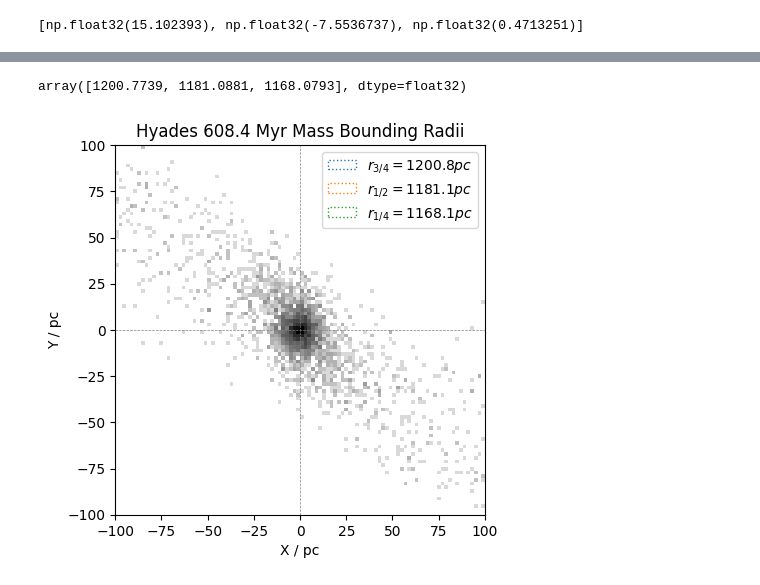
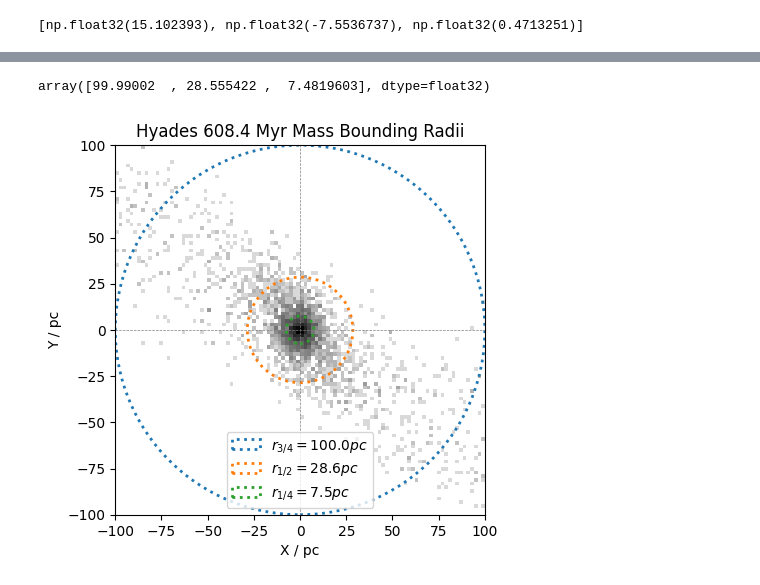
Before and after one commit to RSPicken2/stellar-streams, a Jupyter notebook: MassProfileAnalysis.ipynb, the cells around one changed output, grey strips where cells are left out. Saved outputs shown, nothing was run; the diff lists cells and outputs as text; code cells hidden in the pictures.

```diff
--- a/MassProfileAnalysis.ipynb
+++ b/MassProfileAnalysis.ipynb
@@ -31,7 +31,7 @@ def get_com(x, y, z, m):
     return [np.sum(m * axis) / np.sum(m) for axis in [x, y, z]]
 
 
-def shrinking_sphere(x, y, z, m, r=100, rate=0.5, history=None, limit=1000):
+def shrinking_sphere(x, y, z, m, r=100, rate=0.95, history=None, limit=1000):
     if rate >= 1: return
 
     count = 0
@@ -133,7 +160,7 @@ plt.show()
 # %%
 def find_bounding_radii(x, y, z, m, fractions):
     m_tot = np.sum(m)
-    com = get_com(x, y, z, m)
+    com = shrinking_sphere(x, y, z, m)
 
     radii = np.sqrt( (x - com[0])**2 + (y - com[1])**2 + (z - com[2])**2 )
 
@@ -152,7 +179,7 @@ fractions = np.asarray([0.75, 0.5, 0.25])
 frac_mass_radii = find_bounding_radii(x, y, z, m, fractions)
 frac_mass_radii
 # %% [output]
-array([1200.7739, 1181.0881, 1168.0793], dtype=float32)
+array([99.99002  , 28.555422 ,  7.4819603], dtype=float32)
 # %%
 offset = 100
 frac_lables = ['3/4', '1/2', '1/4']
@@ -160,36 +187,38 @@ lables = [fr'$r_{{{l}}}={v:.1f}pc$' for l, v in zip(frac_lables, frac_mass_radii
 
 colours = ['tab:blue', 'tab:orange', 'tab:green']
 
 fig, ax = plt.subplots()
 
-hist, xedges, yedges = np.histogram2d(x - com[0], y - com[1], bins=100, range=[[-offset, offset], [-offset, offset]])
+hist, xedges, yedges = np.histogram2d(x - com[0], y - com[1], bins=100,
+                                      range=[[-offset, offset], [-offset, offset]])
 ax.imshow(
 hist.T,
 origin='lower',
 extent=[xedges[0], xedges[-1], yedges[0], yedges[-1]],
 cmap='gray_r',
 norm=LogNorm()
 )
 
 for r, label, colour in zip(frac_mass_radii, lables, colours):
-    r_mass_radius = Circle((0,0), r, fill=False, linestyle='dotted', color=colour, label=label)
+    r_mass_radius = Circle((0,0), r, fill=False, linestyle='dotted',
+                           color=colour, label=label, linewidth=2)
     ax.add_artist(r_mass_radius)
 
 
 
 ax.axhline(0, color='gray', linewidth=0.5, linestyle='--')
 ax.axvline(0, color='gray', linewidth=0.5, linestyle='--')
 ax.set_title(f'Hyades {t:.1f} Myr Mass Bounding Radii')
 ax.set_xlabel('X / pc')
 ax.set_ylabel('Y / pc')
 ax.set_xlim(-offset, offset)
 ax.set_ylim(- offset, offset)
 ax.set_aspect('equal')
 plt.legend()
 
 plt.show()
 # %% [output]
-[figure, old version]
+[figure, new version]
 # %%
 fractions = np.asarray([0.75, 0.5, 0.25])
 results = []
```
Also changed, not shown: parts of 12 cells of this notebook.
